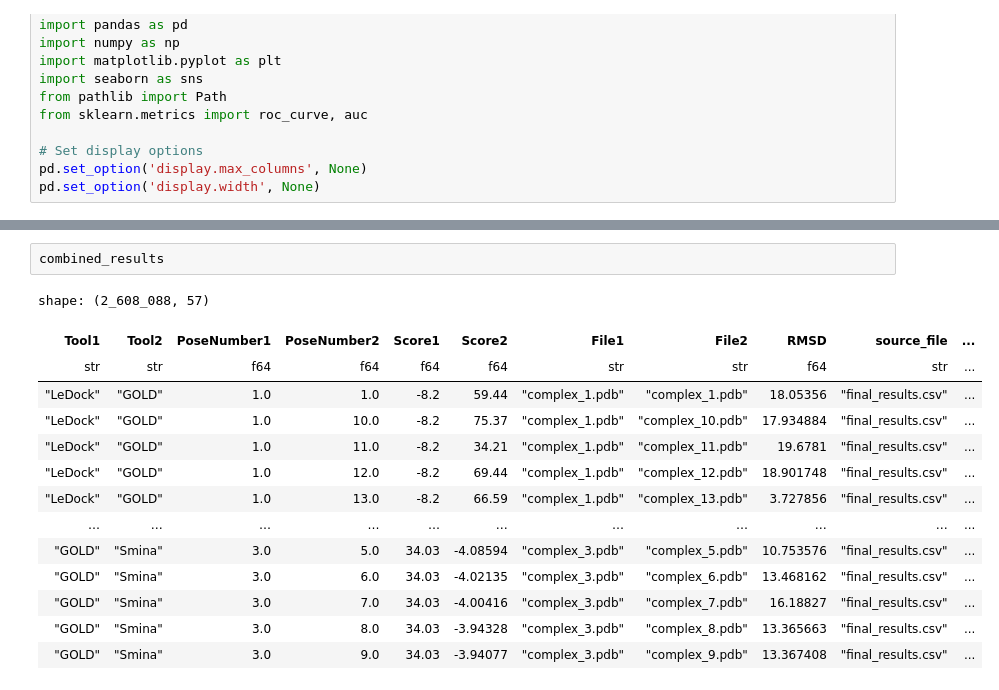
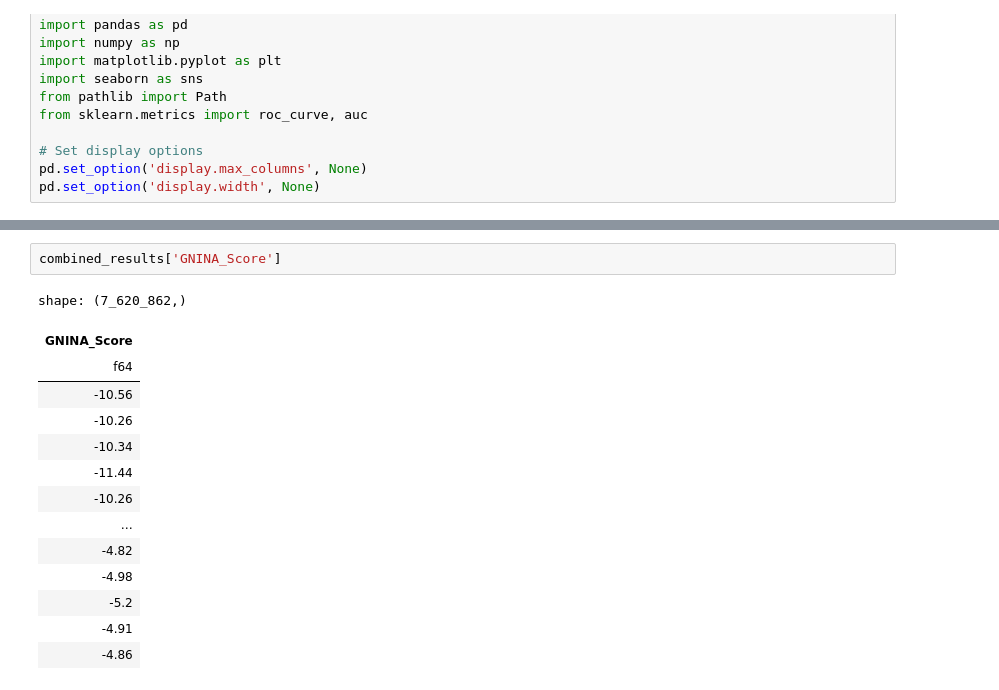
Before and after one commit to costbio/analyze_consensusdock, a Jupyter notebook: analysis_2025_11_23.ipynb, the cells around one changed output, grey strips where cells are left out. Drawn from its saved outputs; the diff is of its cells as text.

```diff
--- a/analysis_2025_11_23.ipynb
+++ b/analysis_2025_11_23.ipynb
@@ -377,20 +379,20 @@ if 'extracted_uniprot_id' in combined_results.columns and 'louvain_cluster_pmax0
 # %%
-combined_results
+combined_results['GNINA_Score']
 # %% [output]
-shape: (2_608_088, 57)
+shape: (7_620_862,)
-| Tool1 | Tool2 | PoseNumber1 | PoseNumber2 | Score1 | Score2 | File1 | File2 | RMSD | source_file | ... |
-| str | str | f64 | f64 | f64 | f64 | str | str | f64 | str | ... |
-| "LeDock" | "GOLD" | 1.0 | 1.0 | -8.2 | 59.44 | "complex_1.pdb" | "complex_1.pdb" | 18.05356 | "final_results.csv" | ... |
-| "LeDock" | "GOLD" | 1.0 | 10.0 | -8.2 | 75.37 | "complex_1.pdb" | "complex_10.pdb" | 17.934884 | "final_results.csv" | ... |
-| "LeDock" | "GOLD" | 1.0 | 11.0 | -8.2 | 34.21 | "complex_1.pdb" | "complex_11.pdb" | 19.6781 | "final_results.csv" | ... |
-| "LeDock" | "GOLD" | 1.0 | 12.0 | -8.2 | 69.44 | "complex_1.pdb" | "complex_12.pdb" | 18.901748 | "final_results.csv" | ... |
-| "LeDock" | "GOLD" | 1.0 | 13.0 | -8.2 | 66.59 | "complex_1.pdb" | "complex_13.pdb" | 3.727856 | "final_results.csv" | ... |
-| … | … | … | … | … | … | … | … | … | … | ... |
-| "GOLD" | "Smina" | 3.0 | 5.0 | 34.03 | -4.08594 | "complex_3.pdb" | "complex_5.pdb" | 10.753576 | "final_results.csv" | ... |
-| "GOLD" | "Smina" | 3.0 | 6.0 | 34.03 | -4.02135 | "complex_3.pdb" | "complex_6.pdb" | 13.468162 | "final_results.csv" | ... |
-| "GOLD" | "Smina" | 3.0 | 7.0 | 34.03 | -4.00416 | "complex_3.pdb" | "complex_7.pdb" | 16.18827 | "final_results.csv" | ... |
-| "GOLD" | "Smina" | 3.0 | 8.0 | 34.03 | -3.94328 | "complex_3.pdb" | "complex_8.pdb" | 13.365663 | "final_results.csv" | ... |
-| "GOLD" | "Smina" | 3.0 | 9.0 | 34.03 | -3.94077 | "complex_3.pdb" | "complex_9.pdb" | 13.367408 | "final_results.csv" | ... |
+| GNINA_Score |
+| f64 |
+| -10.56 |
+| -10.26 |
+| -10.34 |
+| -11.44 |
+| -10.26 |
+| … |
+| -4.82 |
+| -4.98 |
+| -5.2 |
+| -4.91 |
+| -4.86 |
 # %%
 # Select best score per compound_target_pair with configurable comparison mode
 # --- configure here (no hard-coding in the logic below) ---
```
Also changed, not shown: parts of 6 cells of this notebook, 2 other files.
